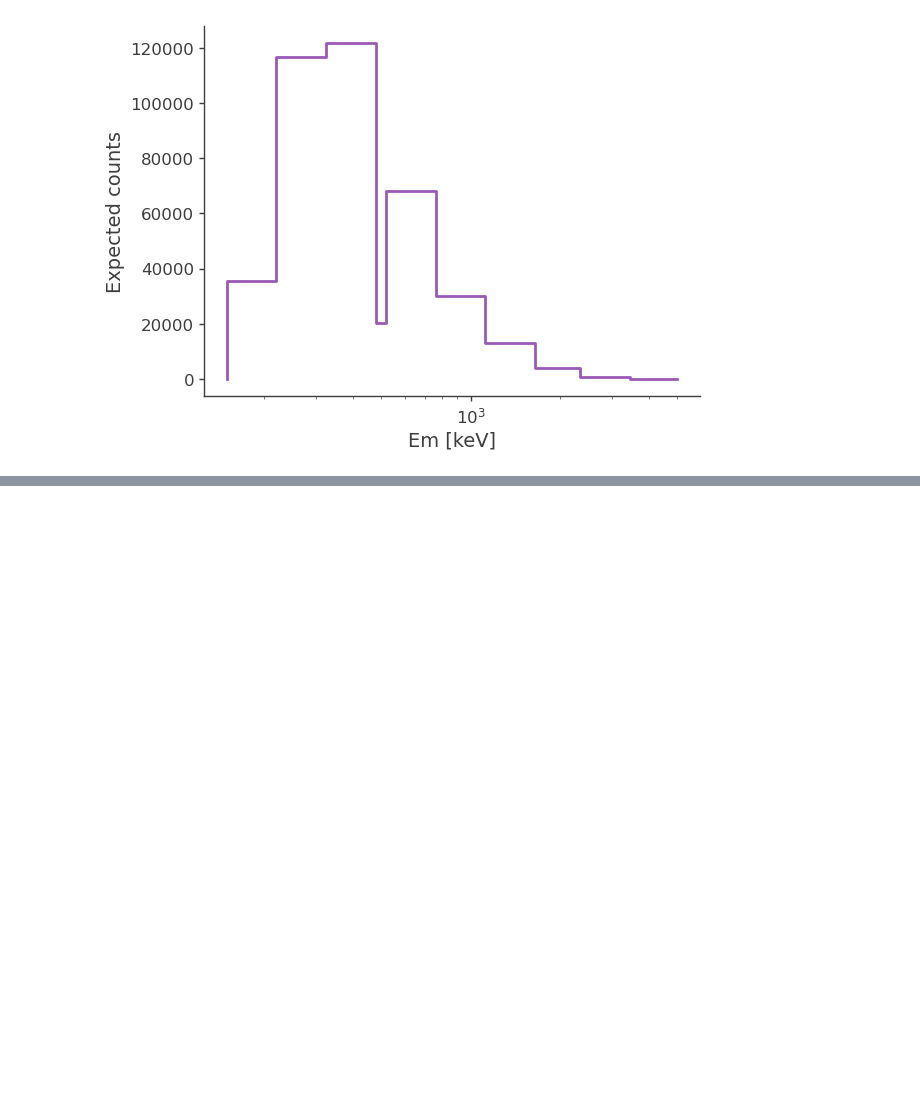
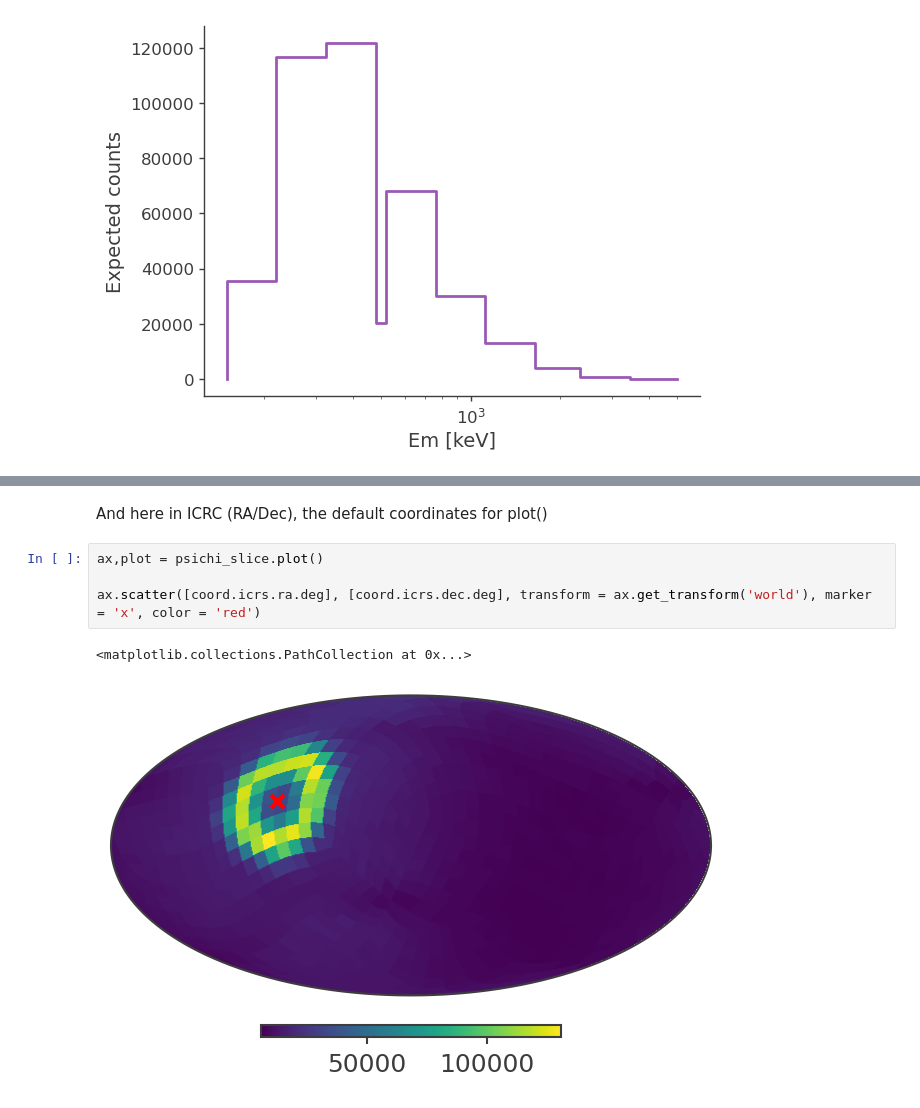
Before and after one commit to cositools/cosipy, a Jupyter notebook: docs/tutorials/DetectorResponse.ipynb, the cells around one changed output, grey strips where cells are left out. Drawn from its saved outputs; the diff is of its cells as text; blank space fills up the shorter version.

```diff
--- a/docs/tutorials/DetectorResponse.ipynb
+++ b/docs/tutorials/DetectorResponse.ipynb
@@ -218,0 +308,9 @@ Text(0, 0.5, 'Expected counts')
+# %% [markdown]
+And here in ICRC (RA/Dec), the default coordinates for plot()
+# %%
+ax,plot = psichi_slice.plot()
+
+ax.scatter([coord.icrs.ra.deg], [coord.icrs.dec.deg], transform = ax.get_transform('world'), marker = 'x', color = 'red')
+# %% [output]
+<matplotlib.collections.PathCollection at 0x...>
+[figure, added]
```
Also changed, not shown: parts of 20 cells of this notebook.
